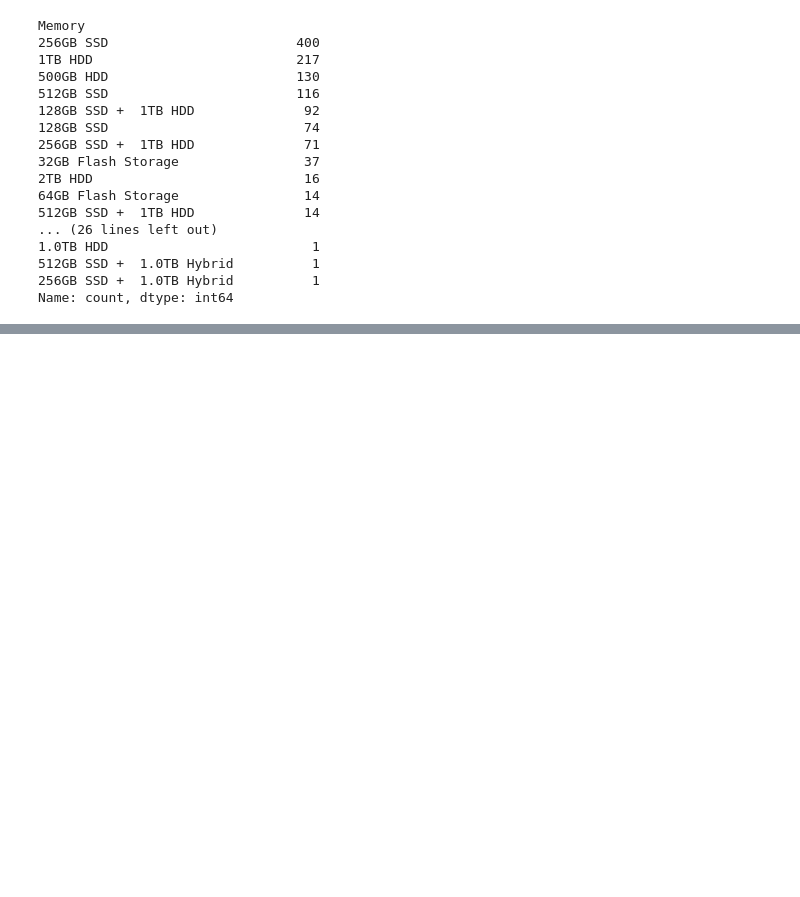
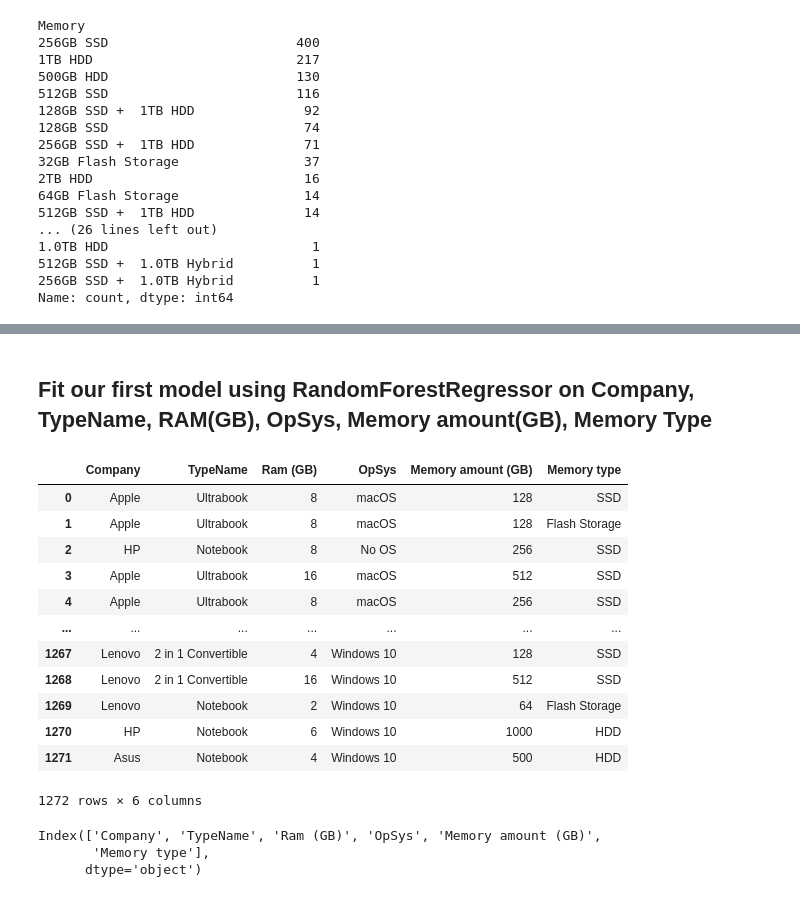
Before and after one commit to HaileleulGirma/Laptop-price-predicting-model, a Jupyter notebook: laptop sales data/laptop_sales.ipynb, the cells around one changed output, grey strips where cells are left out. Saved outputs shown, nothing was run; the diff lists cells and outputs as text; code cells hidden in the pictures; blank space fills up the shorter version.

```diff
--- a/laptop sales data/laptop_sales.ipynb
+++ b/laptop sales data/laptop_sales.ipynb
@@ -414,4 +270,0 @@ array(['AMD A10-Series 9600P 2.4GHz', 'AMD A10-Series 9620P 2.5GHz',
-# %%
-laptop_sales = laptop_sales.loc[laptop_sales['Memory type'] != 'unknown']
-
-laptop_sales
@@ -518,0 +380,26 @@ model.score(X_test, y_test)
+# %% [markdown]
+## Fit our first model using RandomForestRegressor on Company, TypeName, RAM(GB), OpSys, Memory amount(GB), Memory Type
+# %%
+X = laptop_sales.drop(['ScreenResolution', 'Inches', 'Cpu', 'Gpu', 'Memory', 'Weight (Kg)', 'Price'], axis=1)
+y = laptop_sales['Price']
+X
+# %% [output]
+|  | Company | TypeName | Ram (GB) | OpSys | Memory amount (GB) | Memory type |
+| 0 | Apple | Ultrabook | 8 | macOS | 128 | SSD |
+| 1 | Apple | Ultrabook | 8 | macOS | 128 | Flash Storage |
+| 2 | HP | Notebook | 8 | No OS | 256 | SSD |
+| 3 | Apple | Ultrabook | 16 | macOS | 512 | SSD |
+| 4 | Apple | Ultrabook | 8 | macOS | 256 | SSD |
+| ... | ... | ... | ... | ... | ... | ... |
+| 1267 | Lenovo | 2 in 1 Convertible | 4 | Windows 10 | 128 | SSD |
+| 1268 | Lenovo | 2 in 1 Convertible | 16 | Windows 10 | 512 | SSD |
+| 1269 | Lenovo | Notebook | 2 | Windows 10 | 64 | Flash Storage |
+| 1270 | HP | Notebook | 6 | Windows 10 | 1000 | HDD |
+| 1271 | Asus | Notebook | 4 | Windows 10 | 500 | HDD |
+1272 rows × 6 columns
+# %%
+X.columns
+# %% [output]
+Index(['Company', 'TypeName', 'Ram (GB)', 'OpSys', 'Memory amount (GB)',
+       'Memory type'],
+      dtype='object')
```
Also changed, not shown: parts of 30 cells of this notebook.
